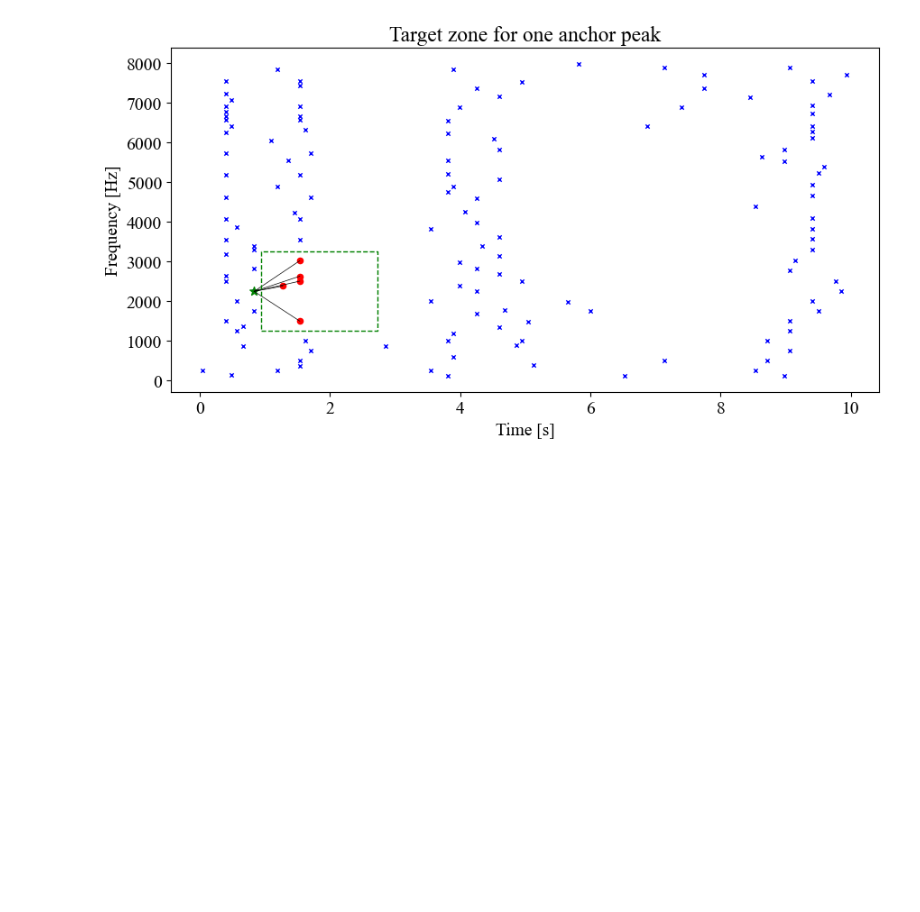
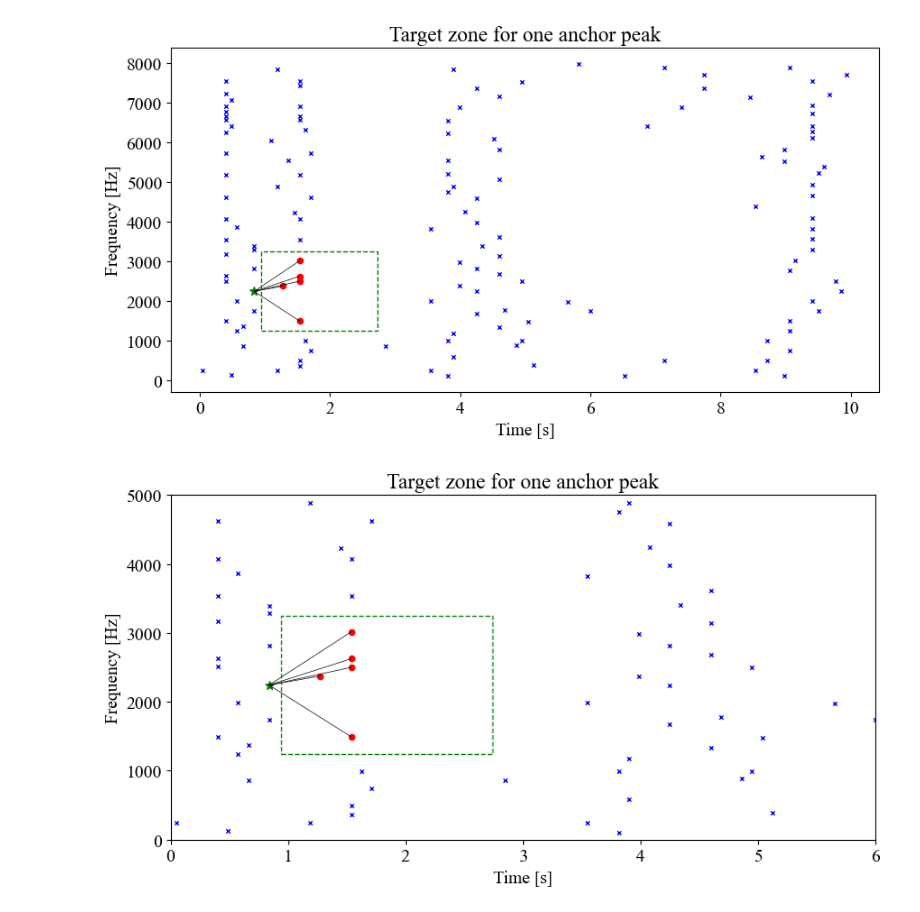
Before and after one commit to Katzoun/ISS-course, a Jupyter notebook: proj/ISS_Projekt_2025_MIR.ipynb, the cells around one changed output. Cells and saved outputs as stored; diff of their text form; code cells hidden in the pictures; blank space fills up the shorter version.

```diff
--- a/proj/ISS_Projekt_2025_MIR.ipynb
+++ b/proj/ISS_Projekt_2025_MIR.ipynb
@@ -534,6 +519,61 @@ plt.savefig('targetzone.pdf', format='pdf', bbox_inches='tight', dpi=300)
 # %% [output]
 [figure]
 [figure]
+# %%
+fig2, ax3 = plt.subplots(1, 1, figsize=(9, 5))
+
+anchor_id  = 38
+
+# Filter peaks to show only in desired range (0-6s, 0-5000Hz)
+time_mask = (peaks1[:,1] >= 0) & (peaks1[:,1] <= 6)
+freq_mask = (peaks1[:,0] >= 0) & (peaks1[:,0] <= 5000)
+display_mask = time_mask & freq_mask
+filtered_peaks = peaks1[display_mask]
+
+ax3.scatter(filtered_peaks[:,1], filtered_peaks[:,0], c='blue', s=10, marker='x', linewidths=1)
+
+target_zone_peaks, target_zone = target_zone_search(peaks1[anchor_id], peaks1)
+
+# Filter target zone peaks for display
+if target_zone_peaks.size > 0:
+    target_time_mask = (target_zone_peaks[:,1] >= 0) & (target_zone_peaks[:,1] <= 6)
+    target_freq_mask = (target_zone_peaks[:,0] >= 0) & (target_zone_peaks[:,0] <= 5000)
+    target_display_mask = target_time_mask & target_freq_mask
+    filtered_target_peaks = target_zone_peaks[target_display_mask]
+
+    if filtered_target_peaks.size > 0:
+        ax3.scatter(filtered_target_peaks[:,1], filtered_target_peaks[:,0], c='red', s=20, marker='o', linewidths=1)
+        # plot black line from anchor to each target zone peak (only filtered ones)
+        for peak in filtered_target_peaks:
+            ax3.plot([peaks1[anchor_id,1], peak[1]], [peaks1[anchor_id,0], peak[0]], 'k-', linewidth=0.5)
+
+# Show anchor peak if it's in range
+if (peaks1[anchor_id,1] >= 0 and peaks1[anchor_id,1] <= 6 and
+    peaks1[anchor_id,0] >= 0 and peaks1[anchor_id,0] <= 5000):
+    ax3.scatter(peaks1[anchor_id,1], peaks1[anchor_id,0], c='green', s=50, marker='*', linewidths=1)
+
+# Clip target zone rectangle to display range
+target_zone_clipped = target_zone.copy()
+target_zone_clipped[0] = max(target_zone[0], 0)  # time_start
+target_zone_clipped[1] = min(target_zone[1], 6)  # time_end
+target_zone_clipped[2] = max(target_zone[2], 0)  # freq_lower
+target_zone_clipped[3] = min(target_zone[3], 5000)  # freq_upper
+
+ax3.plot([target_zone_clipped[0], target_zone_clipped[1], target_zone_clipped[1], target_zone_clipped[0], target_zone_clipped[0]],
+         [target_zone_clipped[2], target_zone_clipped[2], target_zone_clipped[3], target_zone_clipped[3], target_zone_clipped[2]], 'g--', linewidth=1)
+
+ax3.set_xlabel('Time [s]')
+ax3.set_ylabel('Frequency [Hz]')
+ax3.set_title(f'Target zone for one anchor peak')
+
+# Set axis limits to desired range
+ax3.set_xlim(0, 6)
+ax3.set_ylim(0, 5000)
+
+plt.tight_layout()
+plt.savefig('targetzone.pdf', format='pdf', bbox_inches='tight', dpi=300)
+# %% [output]
+[figure, added]
 # %%
 #here comes the computation and evaluation on validation data ...
 
```
Also changed, not shown: parts of 5 cells of this notebook.
